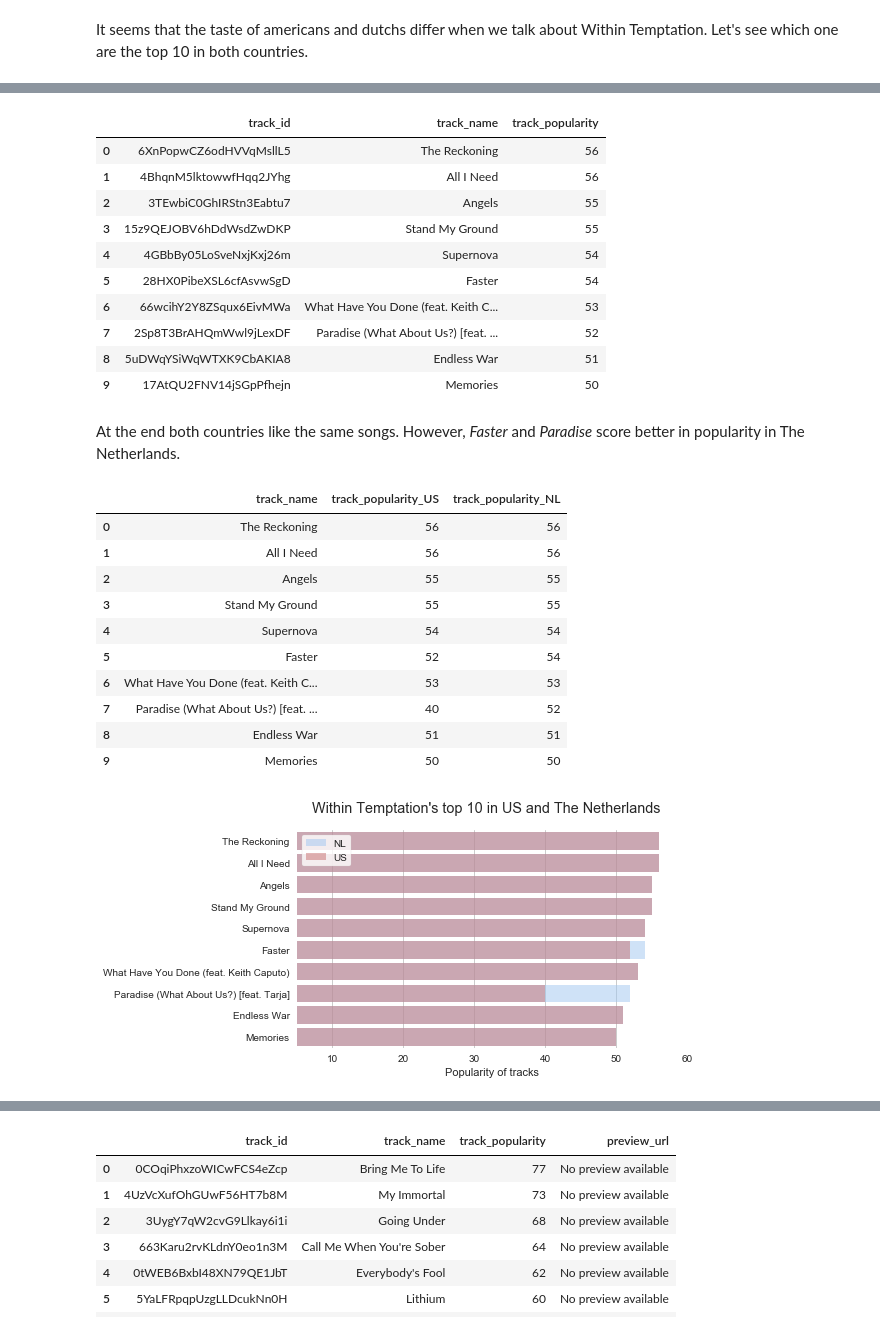
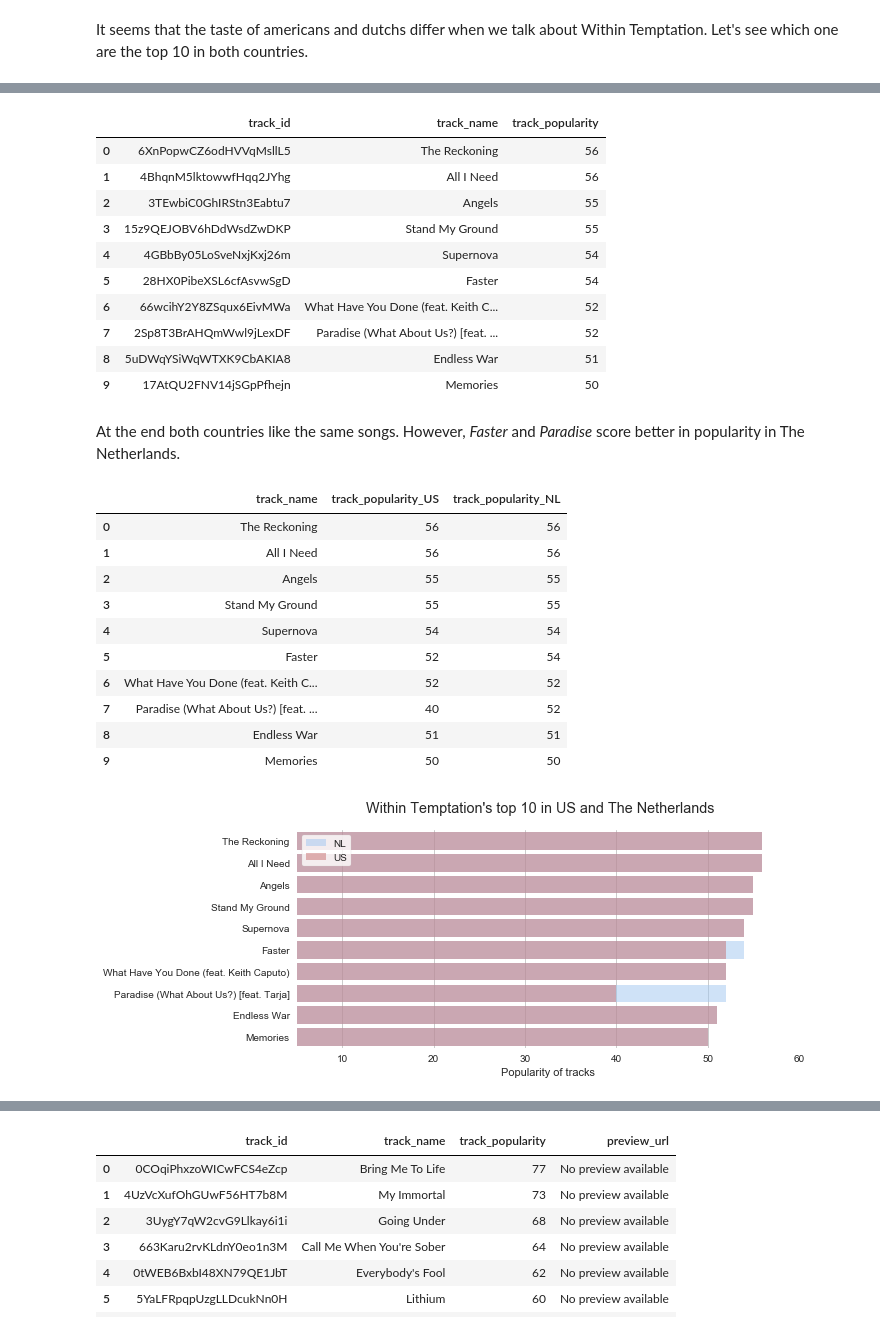
Before and after one commit to dpbac/evanescence_and_within_temptation_in_Python, a Jupyter notebook: notebook_02_retrieve_Spotify_data-Evanescence_Within_Temptation.ipynb, the cells around one changed output, grey strips where cells are left out. Drawn from its saved outputs; the diff is of its cells as text; code cells hidden in the pictures.

```diff
--- a/notebook_02_retrieve_metada_Spotify_Evanescence_Within_Temptation.ipynb
+++ b/notebook_02_retrieve_Spotify_data-Evanescence_Within_Temptation.ipynb
@@ -84,13 +61,17 @@ The information retrieved by the following function is:
 # %%
 def retrieve_artist_info(artist):
 
-    """ Retrieve main information about an artist given artist's name which includes also name of bands.
+    """
+
+    Retrieve main information about an artist given artist's name which includes also name of bands.
 
     Input:
         artist : artist's name (string)
 
     Output:
-        dictionary with main info about artist, including related artist. """
+        dictionary with main info about artist, including related artist.
+
+    """
 
     # find artist by name and extract uri
 
@@ -224,7 +216,9 @@ So we can say that people that like `Evanescence` and `Within Temptation` also a
 import pandas as pd
 
 def top_tracks_by_country(artist_id, country = 'US'):
-    """ Get Spotify catalog information about an artist’s top 10 tracks by country. """
+    """
+    Get Spotify catalog information about an artist’s top 10 tracks by country.
+    """
 
     track_name = []
     track_id = []
@@ -330,7 +324,7 @@ df_within_temptation_NL
 | 3 | 15z9QEJOBV6hDdWsdZwDKP | Stand My Ground | 55 |
 | 4 | 4GBbBy05LoSveNxjKxj26m | Supernova | 54 |
 | 5 | 28HX0PibeXSL6cfAsvwSgD | Faster | 54 |
-| 6 | 66wcihY2Y8ZSqux6EivMWa | What Have You Done (feat. Keith C... | 53 |
+| 6 | 66wcihY2Y8ZSqux6EivMWa | What Have You Done (feat. Keith C... | 52 |
 | 7 | 2Sp8T3BrAHQmWwl9jLexDF | Paradise (What About Us?) [feat. ... | 52 |
 | 8 | 5uDWqYSiWqWTXK9CbAKIA8 | Endless War | 51 |
 | 9 | 17AtQU2FNV14jSGpPfhejn | Memories | 50 |
@@ -347,34 +341,34 @@ df_top10_within[['track_name', 'track_popularity_US','track_popularity_NL']]
 | 3 | Stand My Ground | 55 | 55 |
 | 4 | Supernova | 54 | 54 |
 | 5 | Faster | 52 | 54 |
-| 6 | What Have You Done (feat. Keith C... | 53 | 53 |
+| 6 | What Have You Done (feat. Keith C... | 52 | 52 |
 | 7 | Paradise (What About Us?) [feat. ... | 40 | 52 |
 | 8 | Endless War | 51 | 51 |
 | 9 | Memories | 50 | 50 |
 # %%
 import matplotlib.pyplot as plt
 import seaborn as sns
 sns.set(style="whitegrid")
 
 # Initialize the matplotlib figure
-f, ax = plt.subplots(figsize=(7, 4))
+f, ax = plt.subplots(figsize=(9, 4))
 
 # Plot top 10 in NL
 sns.set_color_codes("pastel")
 sns.barplot(x="track_popularity_NL", y="track_name", data=df_top10_within,
             label="NL", color="b", alpha = 0.5)
 
 # Plot top 10 in US
 sns.set_color_codes("muted")
 sns.barplot(x="track_popularity_US", y="track_name", data=df_top10_within,
             label="US", color="r", alpha = 0.5)
 
 # Add a legend and informative axis label
 f.suptitle("Within Temptation's top 10 in US and The Netherlands")
 ax.legend(ncol=1, loc="upper left", frameon=True)
 ax.set(xlim=(5, 60), ylabel="",
        xlabel="Popularity of tracks")
 sns.despine(left=True, bottom=True)
 # %% [output]
-[figure, old version]
+[figure, new version]
 # %% [markdown]
```
Also changed, not shown: parts of 47 cells of this notebook, 3 other files.
